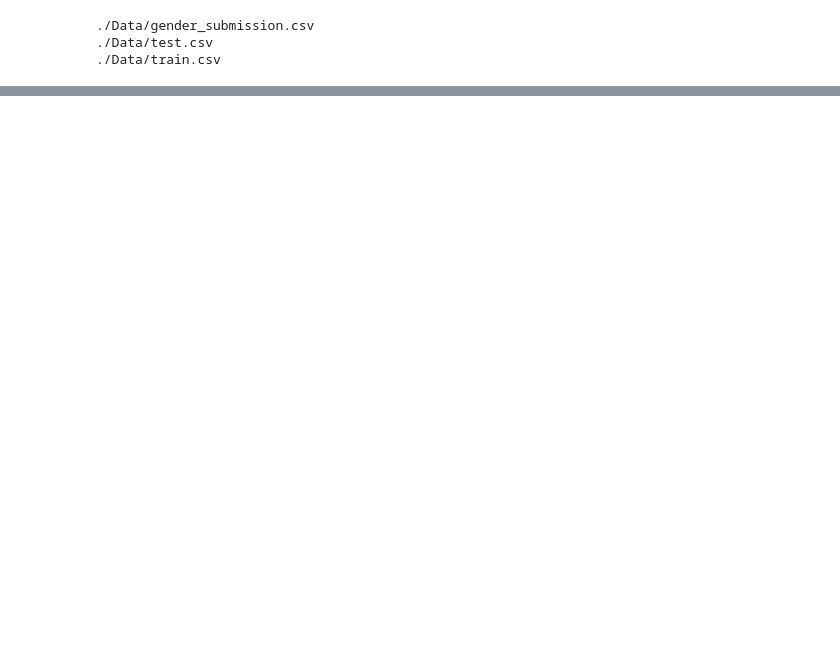
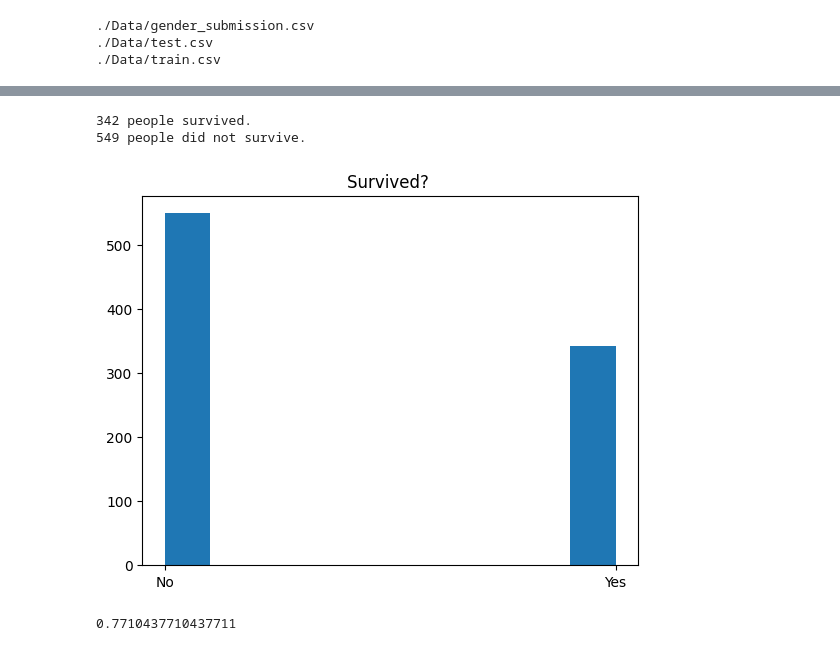
Before and after one commit to Kanchuking1/TitanicKaggle, a Jupyter notebook: train.ipynb, the cells around one changed output, grey strips where cells are left out. Cells and saved outputs as stored; diff of their text form; code cells hidden in the pictures; blank space fills up the shorter version.

```diff
--- a/train.ipynb
+++ b/train.ipynb
@@ -37,0 +67,20 @@ train_data.head(5)
+# %%
+survivors = train_data.Survived.sum()
+unsurvivors = len(train_data) - survivors
+
+print( survivors, 'people survived.')
+print( unsurvivors, 'people did not survive.')
+# %% [output]
+342 people survived.
+549 people did not survive.
+# %%
+plt.hist(train_data.Survived)
+plt.title('Survived? ')
+plt.xticks(np.arange(2), ('No', 'Yes'))
+plt.show()
+# %% [output]
+[figure, added]
+# %%
+train_data.Cabin.isnull().sum() / len(train_data)
+# %% [output]
+0.7710437710437711
```
Also changed, not shown: parts of 34 cells of this notebook.
